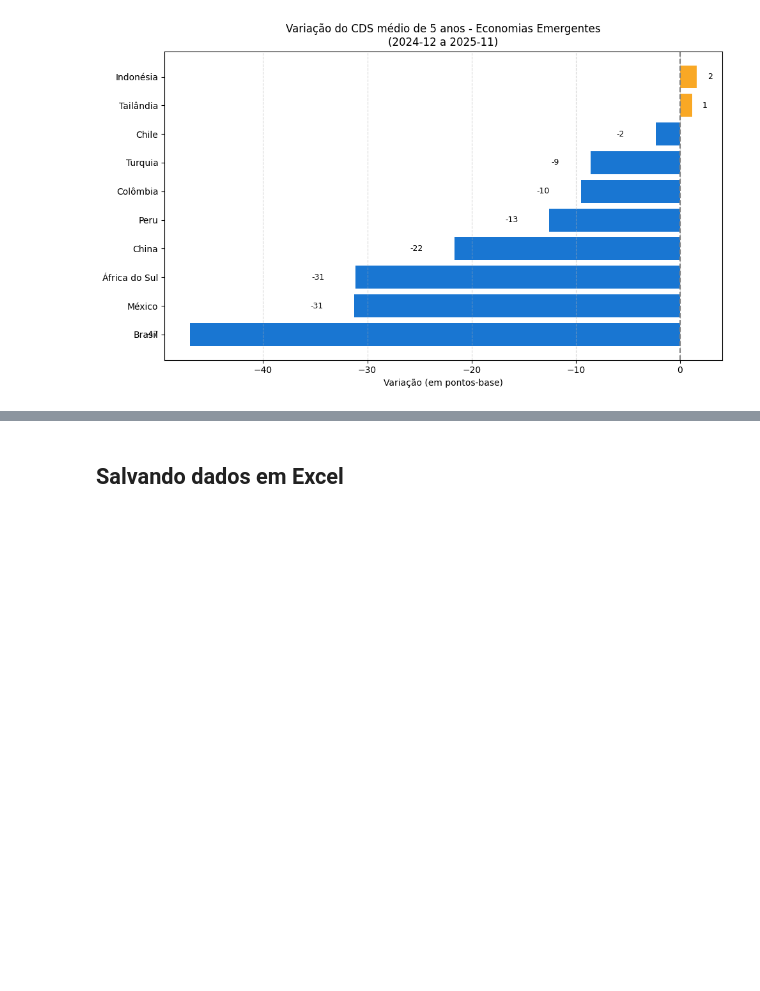
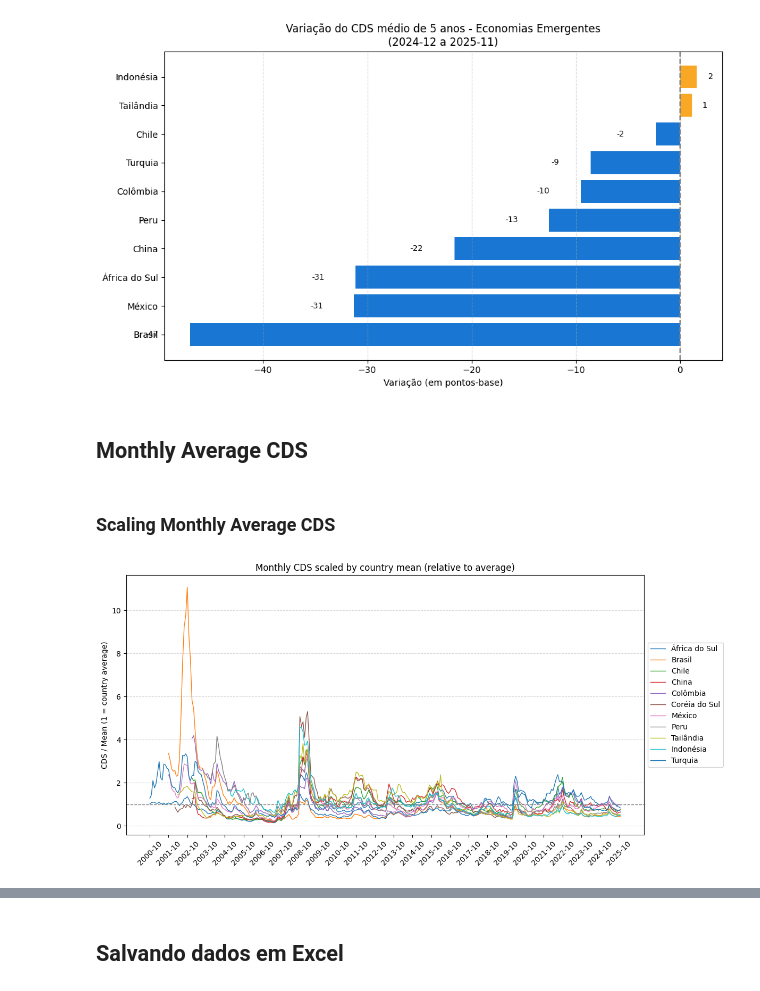
Before and after one commit to flpgp/incerteza_risco_mundial, a Jupyter notebook: 01.cds.ipynb, the cells around one changed output, grey strips where cells are left out. Drawn from its saved outputs; the diff is of its cells as text; code cells hidden in the pictures; blank space fills up the shorter version.

```diff
--- a/01.cds.ipynb
+++ b/01.cds.ipynb
@@ -104,3 +104,5 @@ plt.gca().invert_yaxis()
 plt.show()
 # %% [output]
 [figure]
+# %% [markdown]
+## Monthly Average CDS
@@ -106,0 +133,30 @@ plt.show()
+# %% [markdown]
+### Scaling Monthly Average CDS
+# %%
+# Scale monthly CDS by each country's mean and plot all series (1 = country average)
+df_monthly = df_emerging_monthly.copy()
+numeric_cols = [c for c in df_monthly.columns if c != 'Month']
+
+# convert Month to datetime index
+df_monthly['Month_dt'] = pd.to_datetime(df_monthly['Month'], format='%Y-%m', errors='coerce')
+df_monthly = df_monthly.sort_values('Month_dt').set_index('Month_dt')
+
+# scale: value / mean (so 1 means equal to long-run monthly average for that country)
+scaled = df_monthly[numeric_cols].apply(lambda s: s / s.mean())
+scaled.to_excel("00.data/00.cds/cds_monthly_avg_emerging_scaled.xlsx", index=True)
+
+# plot
+plt.figure(figsize=(12, 6))
+for col in scaled.columns:
+    plt.plot(scaled.index, scaled[col], label=col, linewidth=1)
+plt.axhline(1.0, color='gray', linestyle='--', linewidth=1)  # reference = average
+ticks = scaled.index[::12] if len(scaled.index) > 12 else scaled.index
+plt.xticks(ticks, [t.strftime('%Y-%m') for t in ticks], rotation=45)
+plt.ylabel('CDS / Mean (1 = country average)')
+plt.title('Monthly CDS scaled by country mean (relative to average)')
+plt.legend(loc='center left', bbox_to_anchor=(1.0, 0.5))
+plt.grid(axis='y', linestyle='--', alpha=0.5)
+plt.tight_layout()
+plt.show()
+# %% [output]
+[figure, added]
```
Also changed, not shown: parts of 4 cells of this notebook, 4 other files.
